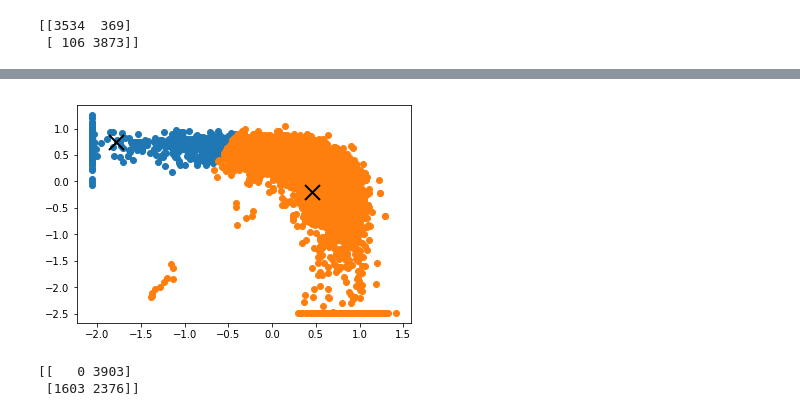
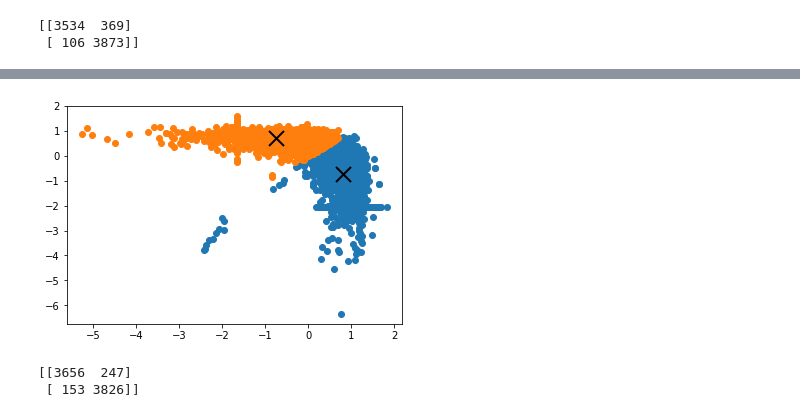
Before and after one commit to zxxia/ECE219-Large-Scale-Data-Mining, a Jupyter notebook: Project2/ee219_project2.ipynb, the cells around one changed output, grey strips where cells are left out. Cells and saved outputs as stored; diff of their text form; code cells hidden in the pictures.

```diff
--- a/Project2/ee219_project2.ipynb
+++ b/Project2/ee219_project2.ipynb
@@ -349,7 +349,11 @@ print(confusionmatrix)
 nmf = NMF(n_components=2, random_state = 42)
 best_nmf_data = nmf.fit_transform(tfidf)
 
-best_nmf_data = np.log(best_nmf_data + 0.0001*np.ones(best_nmf_data.shape))
+for x in np.nditer(best_nmf_data, op_flags=['readwrite']):
+    if x == 0:
+        x[...] = x + 0.00111
+
+best_nmf_data = np.log(best_nmf_data)
 kmeans_best_nmf = KMeans(n_clusters=2, random_state=42).fit(best_nmf_data)
 two_dimensional_clustering_plot (best_nmf_data, kmeans_best_nmf)
 confusionmatrix = confusion_matrix(targets, kmeans_best_nmf.labels_)
@@ -362,8 +366,14 @@ print(confusionmatrix)
 # (b) normalized features -> log transformation, NMF where r = 2
 nmf = NMF(n_components=2, random_state = 42)
 best_nmf_data = nmf.fit_transform(tfidf)
-best_nmf_data = StandardScaler().fit_transform(best_nmf_data)
-best_nmf_data = np.log(best_nmf_data + 0.0001*np.ones(best_nmf_data.shape))
+best_nmf_data = StandardScaler(with_mean=False).fit_transform(best_nmf_data)
+
+
+for x in np.nditer(best_nmf_data, op_flags=['readwrite']):
+    if x == 0:
+        x[...] = x + 0.1
+
+best_nmf_data = np.log(best_nmf_data)
 kmeans_best_nmf = KMeans(n_clusters=2, random_state=42).fit(best_nmf_data)
 two_dimensional_clustering_plot (best_nmf_data, kmeans_best_nmf)
 confusionmatrix = confusion_matrix(targets, kmeans_best_nmf.labels_)
@@ -373,15 +385,18 @@ ValueError: Input contains NaN, infinity or a value too large for dtype('float64
 # %%
 # (b)  log transformation -> normalized features, NMF where r = 2
 nmf = NMF(n_components=2, random_state = 42)
 best_nmf_data = nmf.fit_transform(tfidf)
+for x in np.nditer(best_nmf_data, op_flags=['readwrite']):
+    if x == 0:
+        x[...] = x + 0.001
 
-best_nmf_data = np.log(best_nmf_data + 0.0001*np.ones(best_nmf_data.shape))
+best_nmf_data = np.log(best_nmf_data )
 best_nmf_data = StandardScaler().fit_transform(best_nmf_data)
 kmeans_best_nmf = KMeans(n_clusters=2, random_state=42).fit(best_nmf_data)
 two_dimensional_clustering_plot (best_nmf_data, kmeans_best_nmf)
 confusionmatrix = confusion_matrix(targets, kmeans_best_nmf.labels_)
 print(confusionmatrix)
 # %% [output]
-[figure, old version]
+[figure, new version]
-[[   0 3903]
- [1603 2376]]
+[[3656  247]
+ [ 153 3826]]
```
Also changed, not shown: parts of 2 cells of this notebook.
